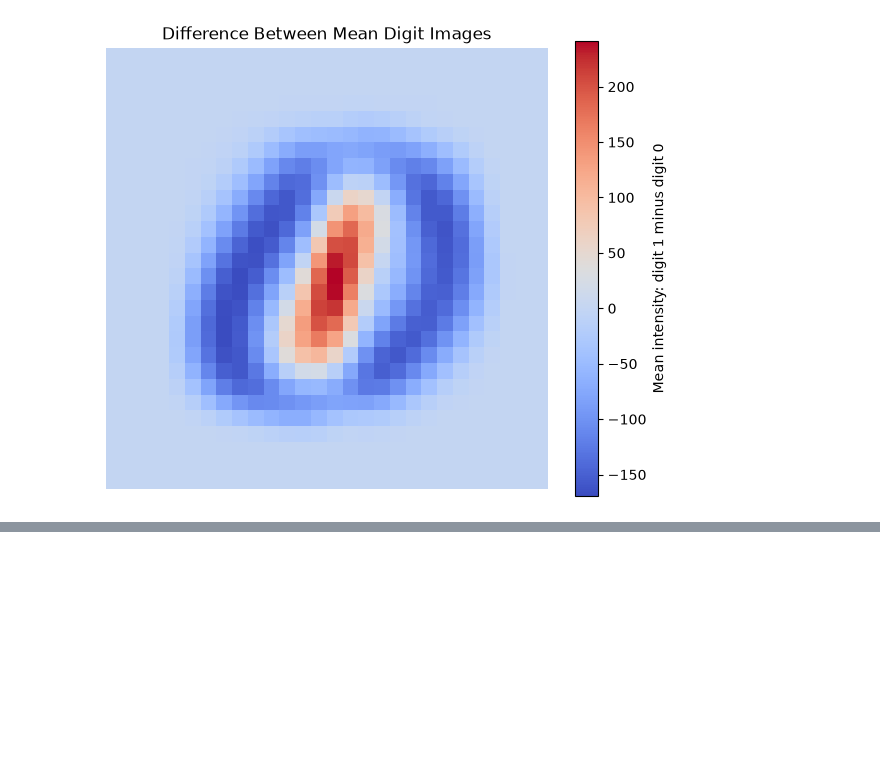
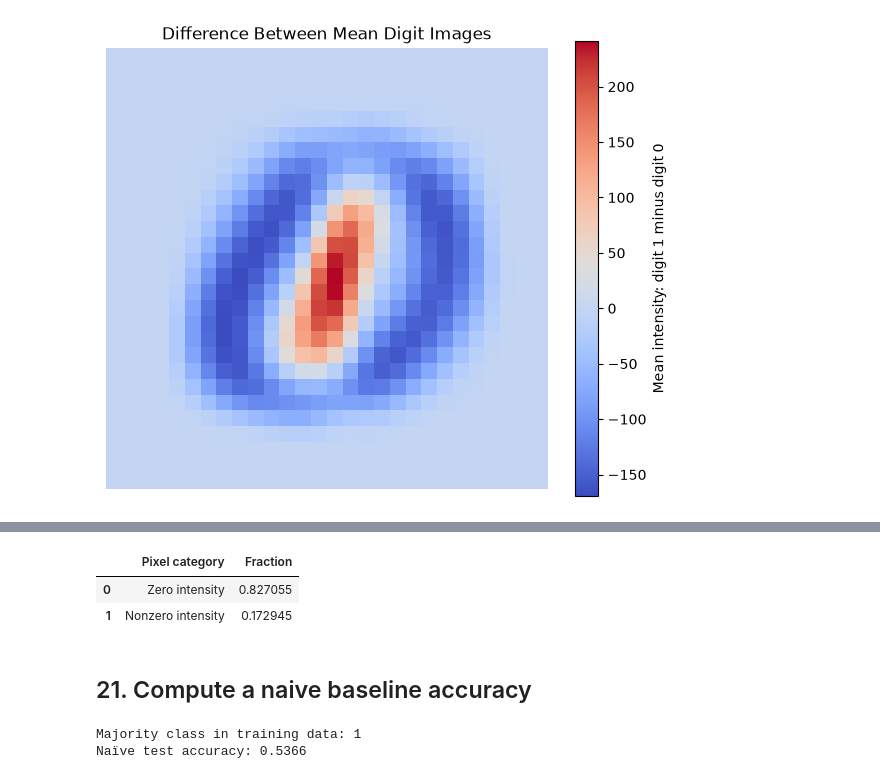
Before and after one commit to KevTJ/kj-project-portfolio, a Jupyter notebook: Research/Neural_Network_Implementation_Computational_Efficiency_Analysis/01_mnist_binary_data_preparation.ipynb, the cells around one changed output, grey strips where cells are left out. Drawn from its saved outputs; the diff is of its cells as text; code cells hidden in the pictures; blank space fills up the shorter version.

```diff
--- a/Research/Neural_Network_Implementation_Computational_Efficiency_Analysis/01_mnist_binary_data_preparation.ipynb
+++ b/Research/Neural_Network_Implementation_Computational_Efficiency_Analysis/01_mnist_binary_data_preparation.ipynb
@@ -561,0 +921,37 @@ studying forward propagation, backpropagation, and implementation efficiency.
+# %%
+training_zero_fraction = np.mean(X_train == 0.0)
+training_nonzero_fraction = np.mean(X_train != 0.0)
+
+pixel_sparsity_summary = pd.DataFrame({
+    "Pixel category": ["Zero intensity", "Nonzero intensity"],
+    "Fraction": [
+        training_zero_fraction,
+        training_nonzero_fraction,
+    ],
+})
+
+pixel_sparsity_summary
+# %% [output]
+|  | Pixel category | Fraction |
+| 0 | Zero intensity | 0.827055 |
+| 1 | Nonzero intensity | 0.172945 |
+# %% [markdown]
+## 21. Compute a naive baseline accuracy
+# %%
+training_class_counts = np.bincount(y_train)
+majority_class = int(np.argmax(training_class_counts))
+
+naive_test_predictions = np.full(
+    shape=y_test.shape,
+    fill_value=majority_class,
+)
+
+naive_test_accuracy = np.mean(
+    naive_test_predictions == y_test
+)
+
+print("Majority class in training data:", majority_class)
+print(f"Naïve test accuracy: {naive_test_accuracy:.4f}")
+# %% [output]
+Majority class in training data: 1
+Naïve test accuracy: 0.5366
```
Also changed, not shown: parts of 35 cells of this notebook, 3 other files.
